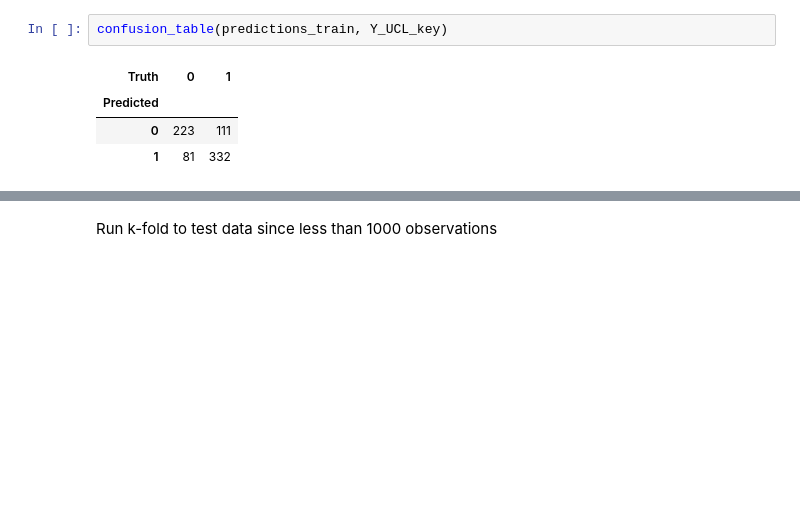
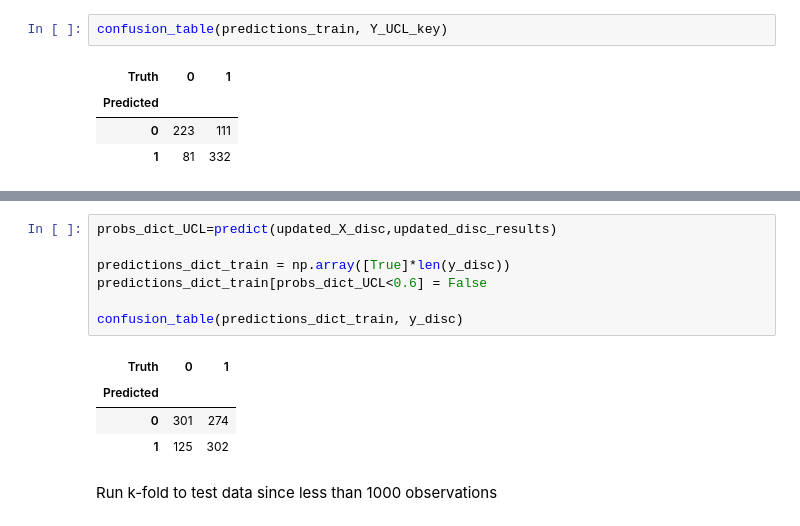
Before and after one commit to Kyle4646/CSE2600_finalproject, a Jupyter notebook: finalproject .ipynb, the cells around one changed output, grey strips where cells are left out. Saved outputs shown, nothing was run; the diff lists cells and outputs as text; blank space fills up the shorter version.

```diff
--- a/finalproject .ipynb
+++ b/finalproject .ipynb
@@ -287,3 +352,15 @@ confusion_table(predictions_train, Y_UCL_key)
+# %%
+probs_dict_UCL=predict(updated_X_disc,updated_disc_results)
+
+predictions_dict_train = np.array([True]*len(y_disc))
+predictions_dict_train[probs_dict_UCL<0.6] = False
+
+confusion_table(predictions_dict_train, y_disc)
+# %% [output]
+| Truth | 0 | 1 |
+| Predicted |  |  |
+| 0 | 301 | 274 |
+| 1 | 125 | 302 |
 # %% [markdown]
 Run k-fold to test data since less than 1000 observations
 # %%
```
Also changed, not shown: parts of 5 cells of this notebook.
